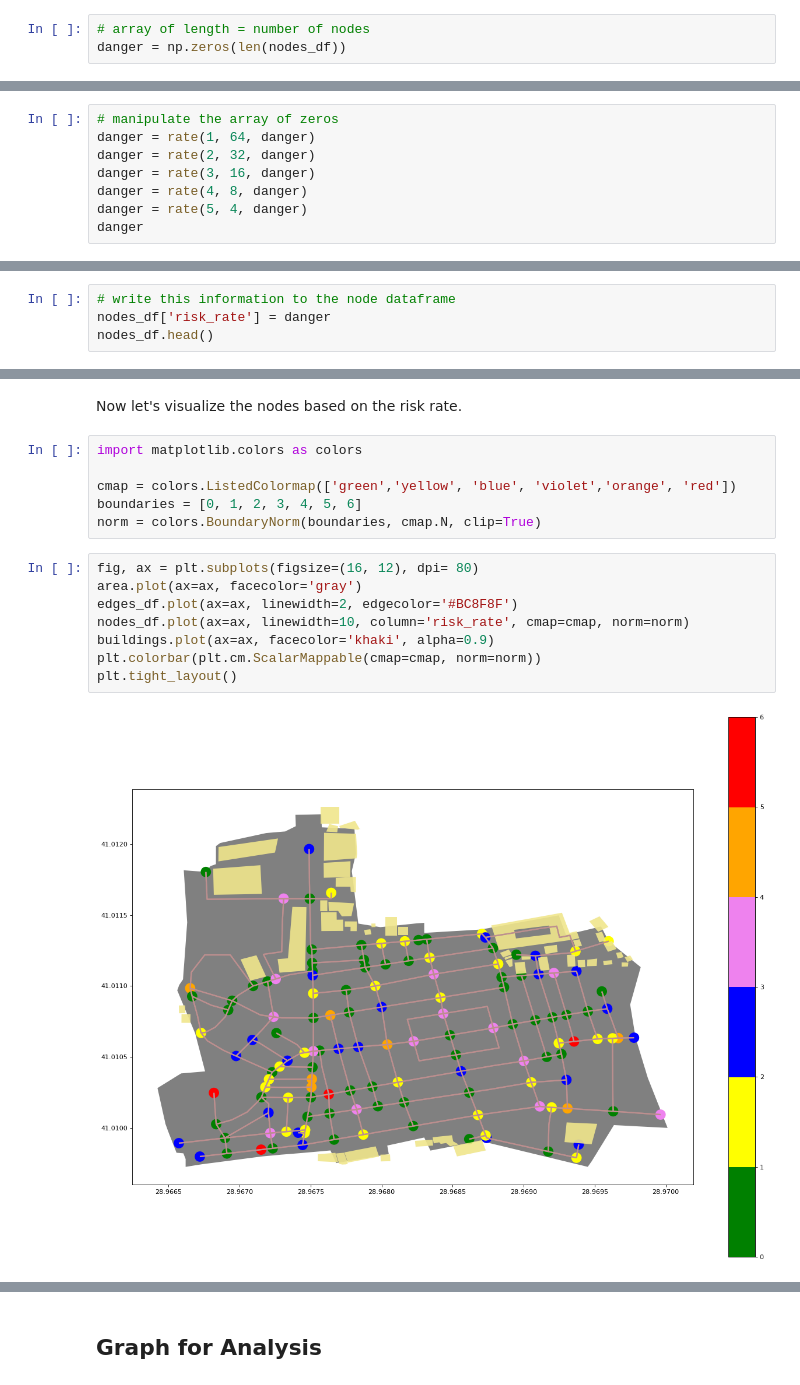
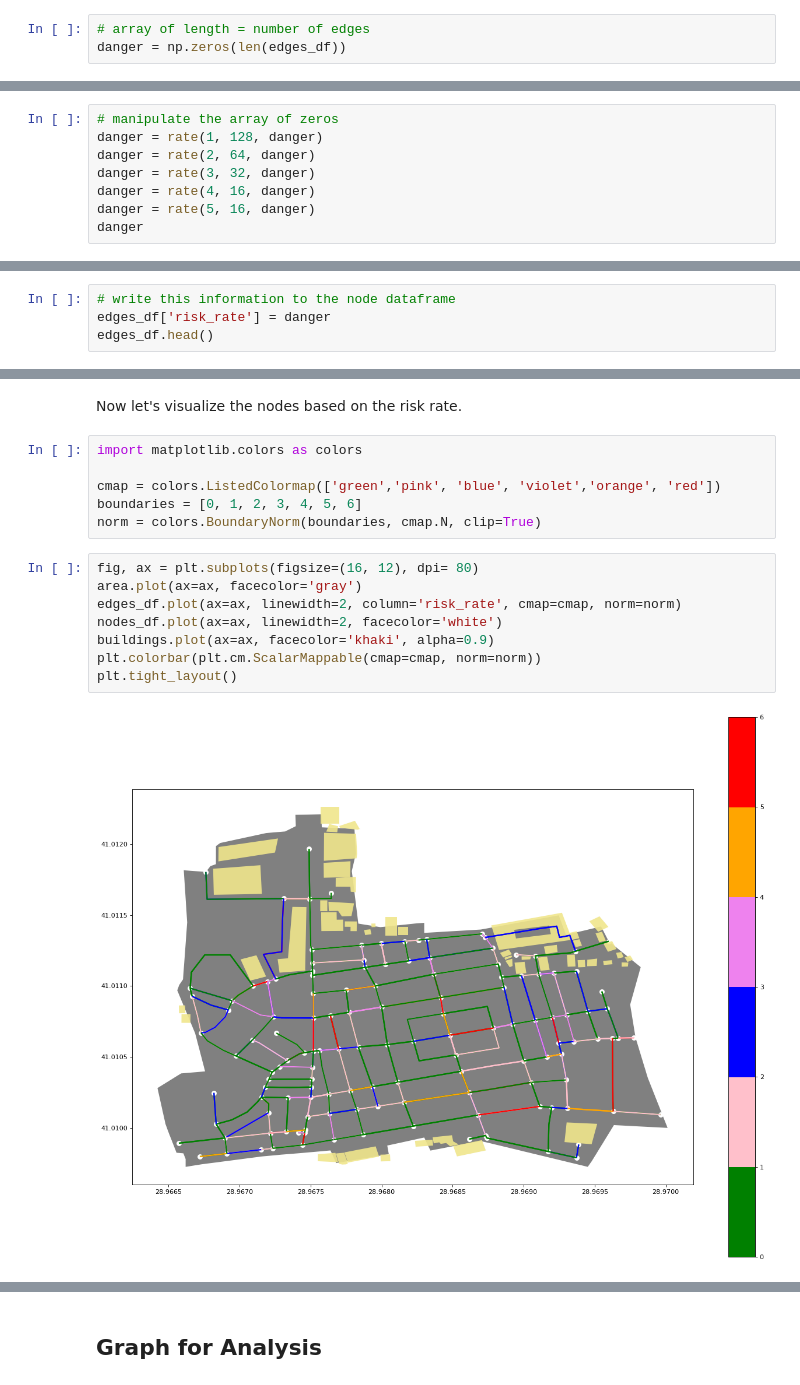
Before and after one commit to braunfuss/ImpactHubIstanbul, a Jupyter notebook: Q_learning_on_dummy_data.ipynb, the cells around one changed output, grey strips where cells are left out. Saved outputs shown, nothing was run; the diff lists cells and outputs as text.

```diff
--- a/Q_learning_on_dummy_data.ipynb
+++ b/Q_learning_on_dummy_data.ipynb
@@ -153,6 +132,6 @@ I am rating each node such that 0 means less risky and 5 means very much risky.
 # %%
-# array of length = number of nodes
-danger = np.zeros(len(nodes_df))
+# array of length = number of edges
+danger = np.zeros(len(edges_df))
 # %%
 def rate(rate, frequency, data):
 
@@ -170,10 +149,10 @@ def rate(rate, frequency, data):
     return data
 # %%
 # manipulate the array of zeros
-danger = rate(1, 64, danger)
-danger = rate(2, 32, danger)
-danger = rate(3, 16, danger)
-danger = rate(4, 8, danger)
-danger = rate(5, 4, danger)
+danger = rate(1, 128, danger)
+danger = rate(2, 64, danger)
+danger = rate(3, 32, danger)
+danger = rate(4, 16, danger)
+danger = rate(5, 16, danger)
 danger
 # %% [output]
@@ -188,5 +176,5 @@ array([3., 1., 2., 1., 2., 0., 3., 0., 2., 1., 0., 1., 2., 1., 0., 0., 2.,
 # %%
 # write this information to the node dataframe
-nodes_df['risk_rate'] = danger
-nodes_df.head()
+edges_df['risk_rate'] = danger
+edges_df.head()
 # %% [output]
@@ -201,16 +189,16 @@ Now let's visualize the nodes based on the risk rate.
 # %%
 import matplotlib.colors as colors
 
-cmap = colors.ListedColormap(['green','yellow', 'blue', 'violet','orange', 'red'])
+cmap = colors.ListedColormap(['green','pink', 'blue', 'violet','orange', 'red'])
 boundaries = [0, 1, 2, 3, 4, 5, 6]
 norm = colors.BoundaryNorm(boundaries, cmap.N, clip=True)
 # %%
 fig, ax = plt.subplots(figsize=(16, 12), dpi= 80)
 area.plot(ax=ax, facecolor='gray')
-edges_df.plot(ax=ax, linewidth=2, edgecolor='#BC8F8F')
-nodes_df.plot(ax=ax, linewidth=10, column='risk_rate', cmap=cmap, norm=norm)
+edges_df.plot(ax=ax, linewidth=2, column='risk_rate', cmap=cmap, norm=norm)
+nodes_df.plot(ax=ax, linewidth=2, facecolor='white')
 buildings.plot(ax=ax, facecolor='khaki', alpha=0.9)
 plt.colorbar(plt.cm.ScalarMappable(cmap=cmap, norm=norm))
 plt.tight_layout()
 # %% [output]
-[figure, old version]
+[figure, new version]
```
Also changed, not shown: parts of 27 cells of this notebook.
